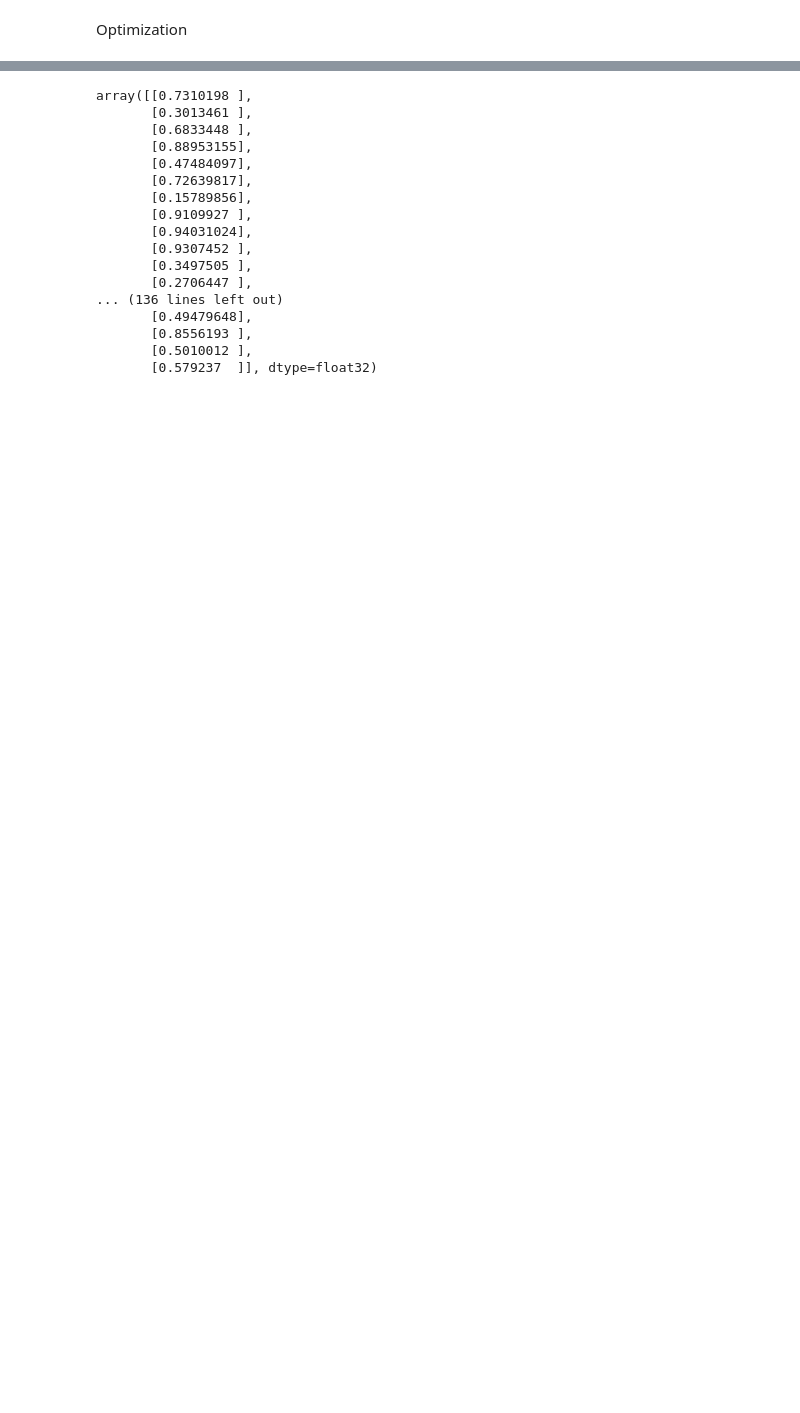
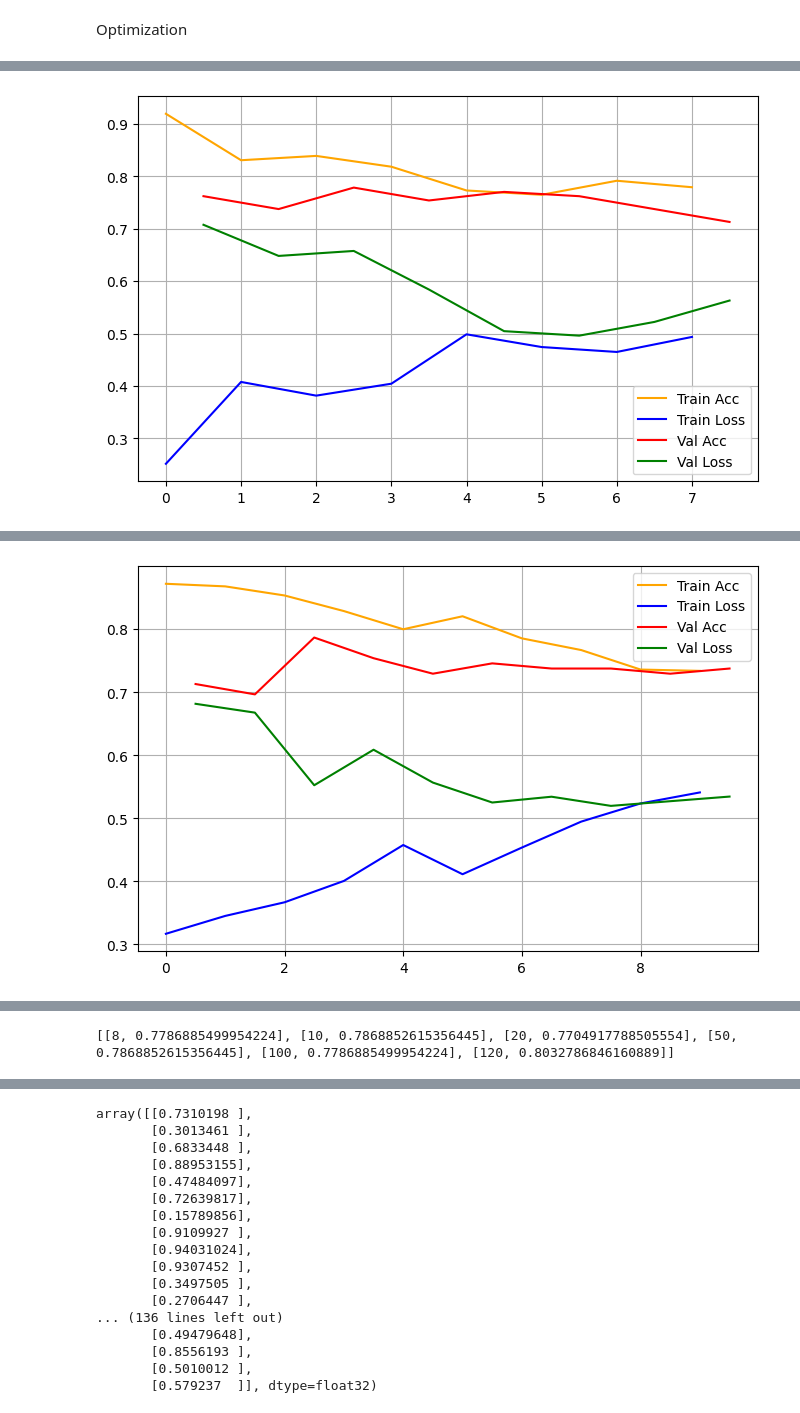
Before and after one commit to Joizra/Multilayer-Perceptron, a Jupyter notebook: A_1.ipynb, the cells around one changed output, grey strips where cells are left out. Drawn from its saved outputs; the diff is of its cells as text; code cells hidden in the pictures; blank space fills up the shorter version.

```diff
--- a/A_1.ipynb
+++ b/A_1.ipynb
@@ -490,0 +722,9 @@ Optimization
+# %%
+# Learning rate
+res=[]
+for epochs in [8,10,20,50,100,120]:
+    valacc, history, discard = tune_hyperparamiter(epochs,batchsize,optimizer, learningrate)
+    plot_history(history)
+    res += [[epochs,valacc]]
+print(res)
+# %% [output]
@@ -490,0 +747 @@ Optimization
+[figure, added]
@@ -490,0 +768 @@ Optimization
+[figure, added]
@@ -491,3 +841,4 @@ Optimization
+[[8, 0.7786885499954224], [10, 0.7868852615356445], [20, 0.7704917788505554], [50, 0.7868852615356445], [100, 0.7786885499954224], [120, 0.8032786846160889]]
 # %%
 from tensorflow.keras.callbacks import EarlyStopping, ModelCheckpoint
 
```
Also changed, not shown: parts of 12 cells of this notebook, 1 other file.
